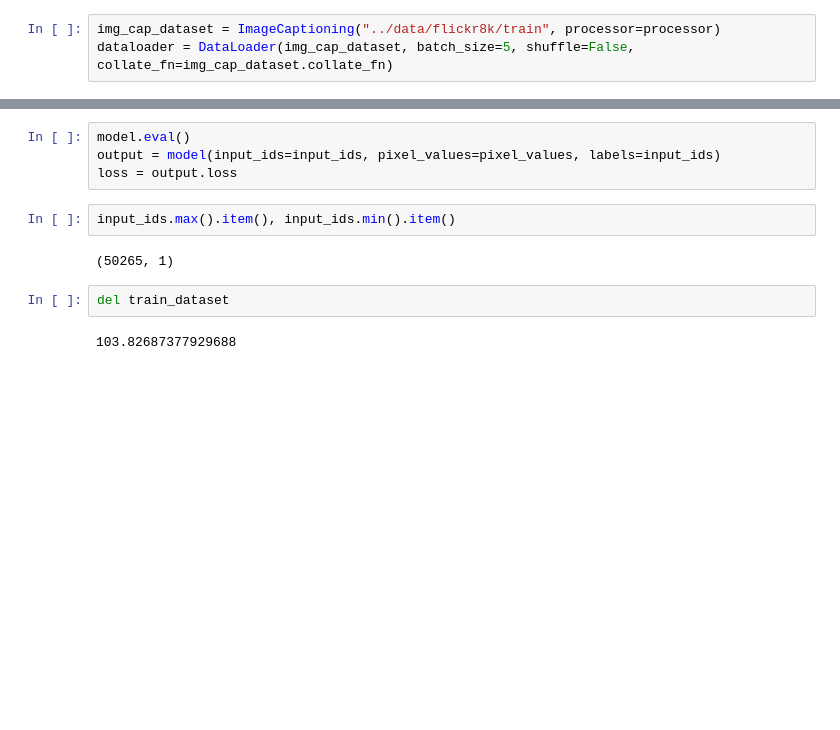
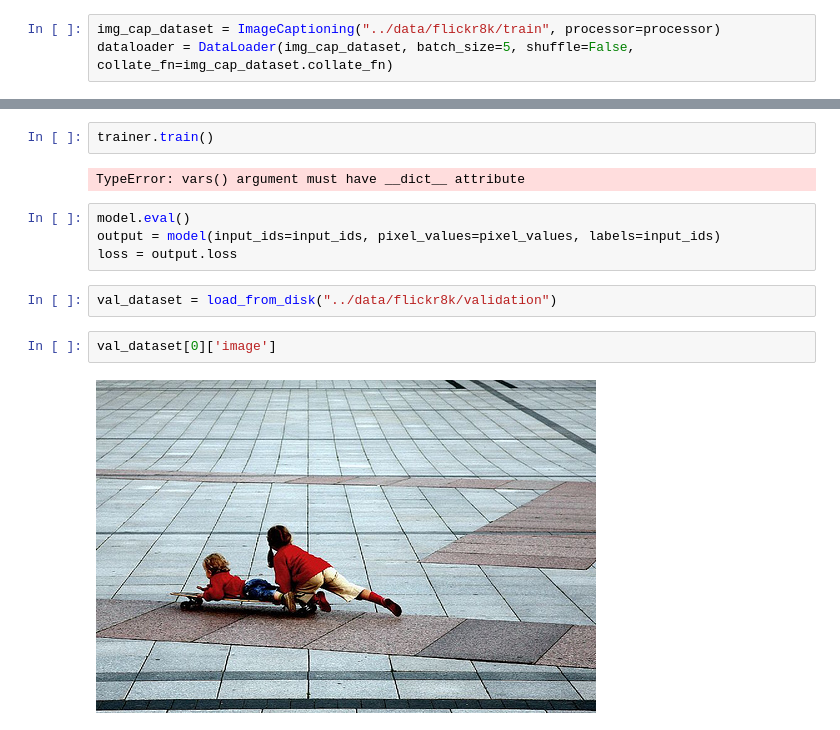
Before and after one commit to arafatshovon/flow-matching-and-llm, a Jupyter notebook: notebooks/Blip2_FineTune.ipynb, the cells around one changed output, grey strips where cells are left out. Saved outputs shown, nothing was run; the diff lists cells and outputs as text; blank space fills up the shorter version.

```diff
--- a/notebooks/Blip2_FineTune.ipynb
+++ b/notebooks/Blip2_FineTune.ipynb
@@ -197,13 +330,14 @@ pixel_values.shape, input_ids.shape, mask.shape
+# %%
+trainer.train()
+# %% [output]
+TypeError: vars() argument must have __dict__ attribute
 # %%
 model.eval()
 output = model(input_ids=input_ids, pixel_values=pixel_values, labels=input_ids)
 loss = output.loss
-# %%
-input_ids.max().item(), input_ids.min().item()
-# %% [output]
-(50265, 1)
-# %%
-del train_dataset
 # %%
+val_dataset = load_from_disk("../data/flickr8k/validation")
-# %% [output]
-103.82687377929688
+# %%
+val_dataset[0]['image']
+# %% [output]
+[figure, added]
```
Also changed, not shown: parts of 13 cells of this notebook, 1 other file.
